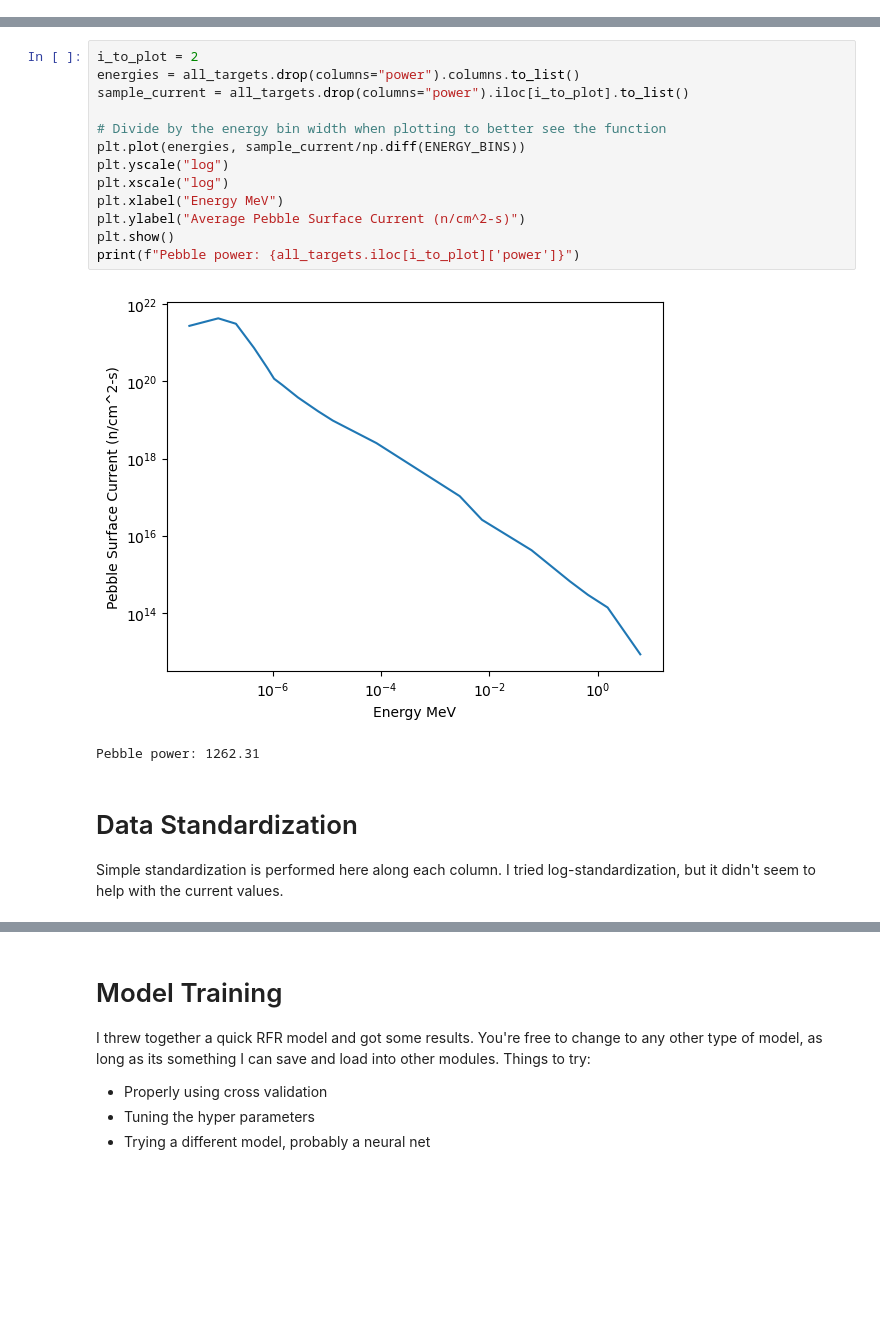
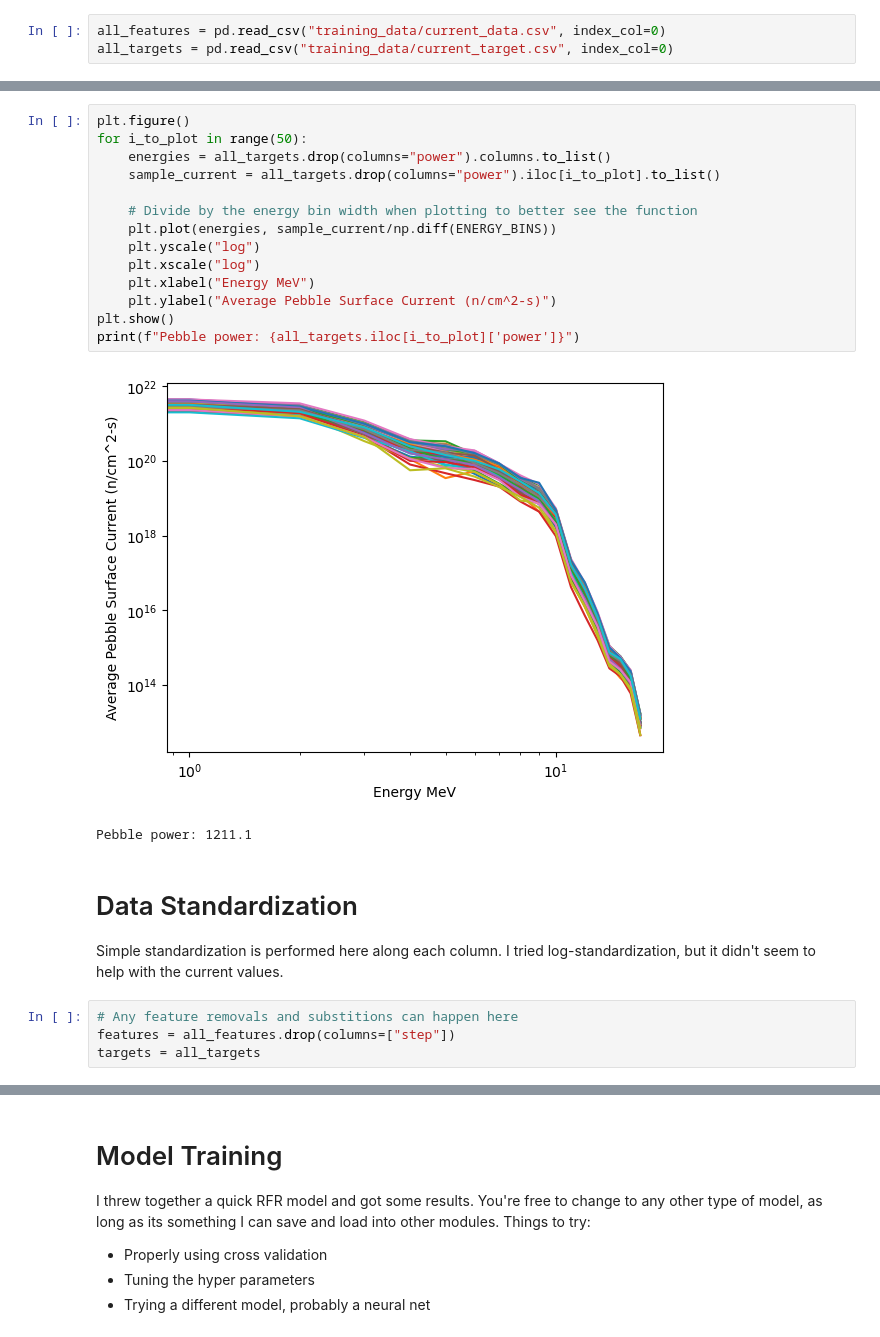
Before and after one commit to iankolaja/PEARLSim, a Jupyter notebook: create_current_model.ipynb, the cells around one changed output, grey strips where cells are left out. Saved outputs shown, nothing was run; the diff lists cells and outputs as text; blank space fills up the shorter version.

```diff
--- a/create_current_model.ipynb
+++ b/create_current_model.ipynb
@@ -65 +16,4 @@ Our features include the radius and height of the pebble-based detector. It also
+# %%
+all_features = pd.read_csv("training_data/current_data.csv", index_col=0)
+all_targets = pd.read_csv("training_data/current_target.csv", index_col=0)
 # %%
@@ -95,22 +48,27 @@ all_targets.iloc[0:10]
 # %%
-i_to_plot = 2
-energies = all_targets.drop(columns="power").columns.to_list()
-sample_current = all_targets.drop(columns="power").iloc[i_to_plot].to_list()
+plt.figure()
+for i_to_plot in range(50):
+    energies = all_targets.drop(columns="power").columns.to_list()
+    sample_current = all_targets.drop(columns="power").iloc[i_to_plot].to_list()
 
-# Divide by the energy bin width when plotting to better see the function
-plt.plot(energies, sample_current/np.diff(ENERGY_BINS))
-plt.yscale("log")
-plt.xscale("log")
-plt.xlabel("Energy MeV")
-plt.ylabel("Average Pebble Surface Current (n/cm^2-s)")
+    # Divide by the energy bin width when plotting to better see the function
+    plt.plot(energies, sample_current/np.diff(ENERGY_BINS))
+    plt.yscale("log")
+    plt.xscale("log")
+    plt.xlabel("Energy MeV")
+    plt.ylabel("Average Pebble Surface Current (n/cm^2-s)")
 plt.show()
 print(f"Pebble power: {all_targets.iloc[i_to_plot]['power']}")
 # %% [output]
-[figure, old version]
+[figure, new version]
-Pebble power: 1262.31
+Pebble power: 1211.1
 # %% [markdown]
 # Data Standardization
 Simple standardization is performed here along each column. I tried log-standardization, but it didn't seem to help with the current values.
+# %%
+# Any feature removals and substitions can happen here
+features = all_features.drop(columns=["step"])
+targets = all_targets
 # %%
 train_split = 0.8
 np.random.seed(42)
```
Also changed, not shown: parts of 18 cells of this notebook.
